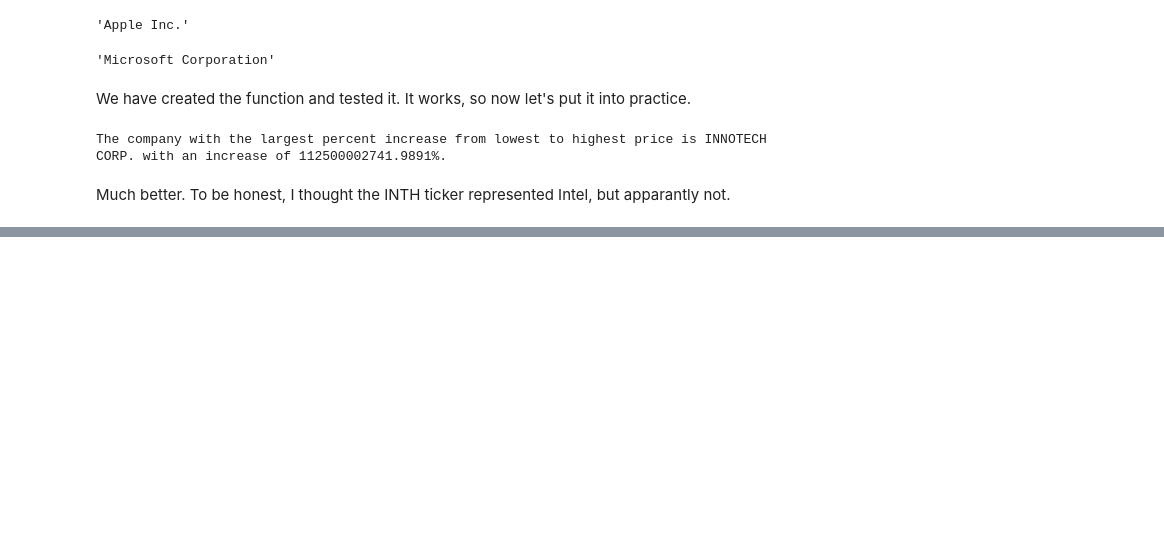
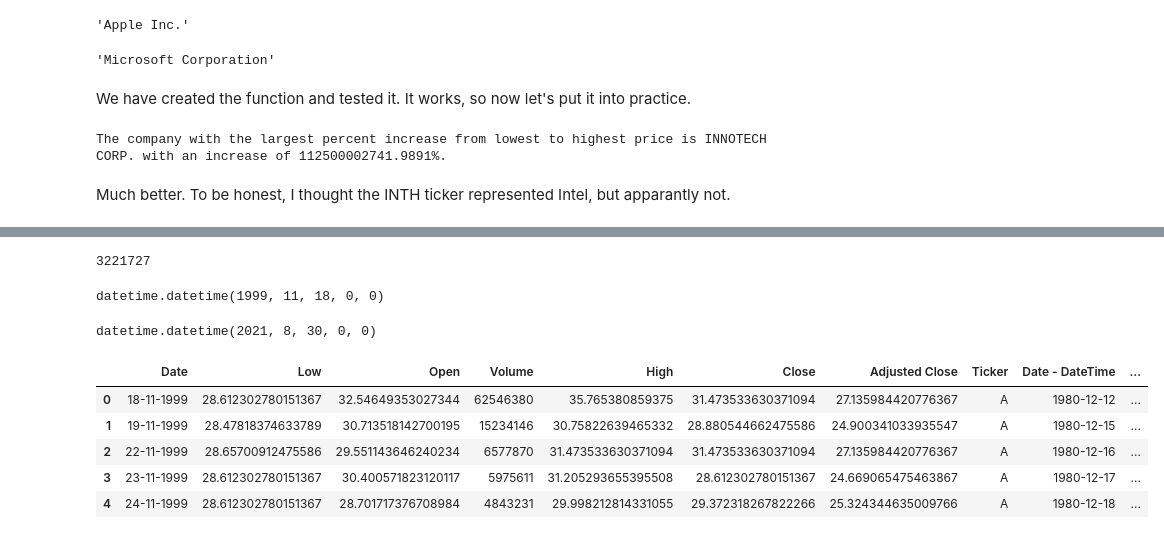
Before and after one commit to moferg/stock-market-analysis, a Jupyter notebook: stocks.ipynb, the cells around one changed output, grey strips where cells are left out. Cells and saved outputs as stored; diff of their text form; code cells hidden in the pictures; blank space fills up the shorter version.

Commit message:
figured out how to change Date Series to datetime dtype

```diff
--- a/stocks.ipynb
+++ b/stocks.ipynb
@@ -415,0 +477,4 @@ Much better. To be honest, I thought the INTH ticker represented Intel, but appa
+# %%
+# Convert Date Series variables form objects to DateTimes while specifying format
+
+sp500_df['Date - DateTime'] = pd.to_datetime(df['Date'].astype(str), format='%d-%m-%Y')
@@ -415,0 +520,2 @@ Much better. To be honest, I thought the INTH ticker represented Intel, but appa
+# %%
+sp500_df = sp500_df.apply(lambda x: x.str.strip() if x.dtype == "object" else x)
@@ -415,0 +553,28 @@ Much better. To be honest, I thought the INTH ticker represented Intel, but appa
+# %%
+stripped_dates = []
+
+for entry in sp500_df['Date']:
+    stripped_dates.append(datetime.strptime(entry, '%d-%m-%Y'))
+
+print(len(stripped_dates))
+# %% [output]
+3221727
+# %%
+stripped_dates[0]
+# %% [output]
+datetime.datetime(1999, 11, 18, 0, 0)
+# %%
+stripped_dates[-1]
+# %% [output]
+datetime.datetime(2021, 8, 30, 0, 0)
+# %%
+sp500_df['Date - Stripped'] = pd.Series(stripped_dates)
+# %%
+sp500_df.head()
+# %% [output]
+|  | Date | Low | Open | Volume | High | Close | Adjusted Close | Ticker | Date - DateTime | ... |
+| 0 | 18-11-1999 | 28.612302780151367 | 32.54649353027344 | 62546380 | 35.765380859375 | 31.473533630371094 | 27.135984420776367 | A | 1980-12-12 | ... |
+| 1 | 19-11-1999 | 28.47818374633789 | 30.713518142700195 | 15234146 | 30.75822639465332 | 28.880544662475586 | 24.900341033935547 | A | 1980-12-15 | ... |
+| 2 | 22-11-1999 | 28.65700912475586 | 29.551143646240234 | 6577870 | 31.473533630371094 | 31.473533630371094 | 27.135984420776367 | A | 1980-12-16 | ... |
+| 3 | 23-11-1999 | 28.612302780151367 | 30.400571823120117 | 5975611 | 31.205293655395508 | 28.612302780151367 | 24.669065475463867 | A | 1980-12-17 | ... |
+| 4 | 24-11-1999 | 28.612302780151367 | 28.701717376708984 | 4843231 | 29.998212814331055 | 29.372318267822266 | 25.324344635009766 | A | 1980-12-18 | ... |
```
Also changed, not shown: parts of 23 cells of this notebook.
